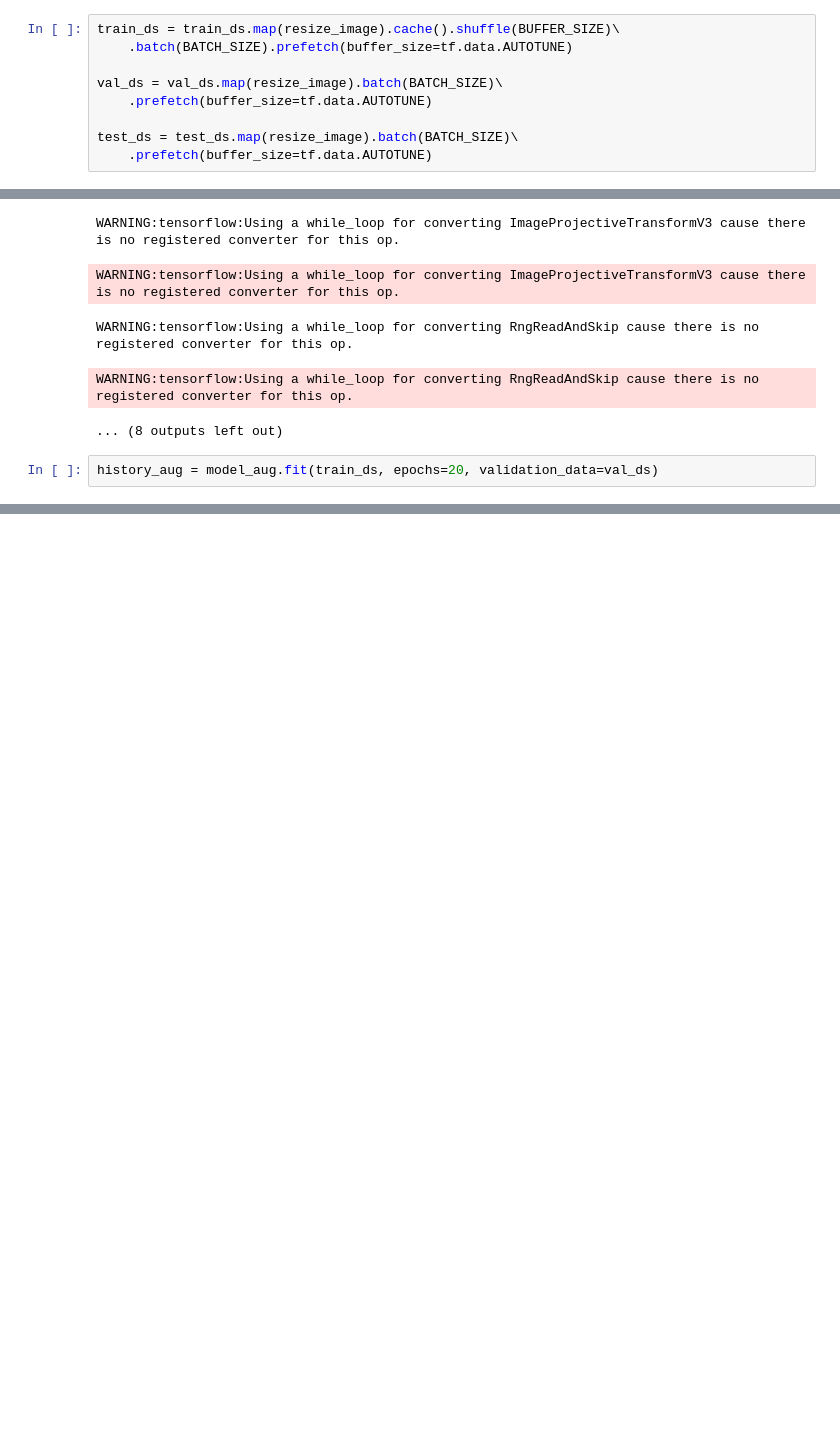
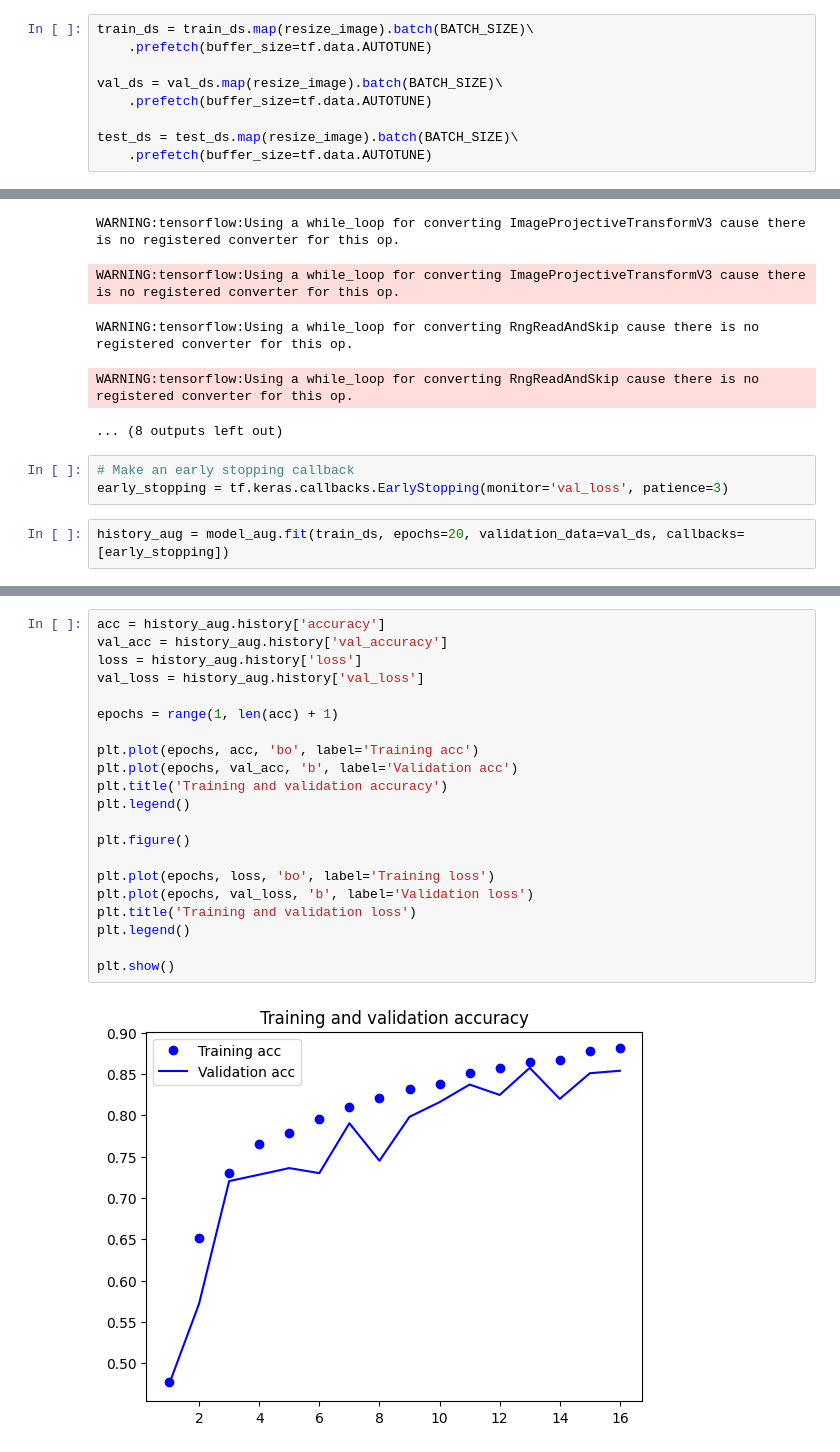
Before and after one commit to zakenobi/eurosat_terrain_class, a Jupyter notebook: notebooks/optimized_model.ipynb, the cells around one changed output, grey strips where cells are left out. Saved outputs shown, nothing was run; the diff lists cells and outputs as text; blank space fills up the shorter version.

Commit message:
finished all models

```diff
--- a/notebooks/optimized_model.ipynb
+++ b/notebooks/optimized_model.ipynb
@@ -32,8 +32,8 @@ def resize_image(images, labels):
     images = tf.image.resize(images, IMG_SIZE)
     return images, labels
 # %%
-train_ds = train_ds.map(resize_image).cache().shuffle(BUFFER_SIZE)\
-    .batch(BATCH_SIZE).prefetch(buffer_size=tf.data.AUTOTUNE)
+train_ds = train_ds.map(resize_image).batch(BATCH_SIZE)\
+    .prefetch(buffer_size=tf.data.AUTOTUNE)
 
 val_ds = val_ds.map(resize_image).batch(BATCH_SIZE)\
     .prefetch(buffer_size=tf.data.AUTOTUNE)
@@ -96,8 +96,11 @@ WARNING:tensorflow:Using a while_loop for converting ImageProjectiveTransformV3
 WARNING:tensorflow:Using a while_loop for converting RngReadAndSkip cause there is no registered converter for this op.
 WARNING:tensorflow:Using a while_loop for converting RngReadAndSkip cause there is no registered converter for this op.
 ... (8 outputs left out)
+# %%
+# Make an early stopping callback
+early_stopping = tf.keras.callbacks.EarlyStopping(monitor='val_loss', patience=3)
 # %%
-history_aug = model_aug.fit(train_ds, epochs=20, validation_data=val_ds)
+history_aug = model_aug.fit(train_ds, epochs=20, validation_data=val_ds, callbacks=[early_stopping])
 # %% [output]
 Epoch 1/20
 WARNING:tensorflow:Using a while_loop for converting RngReadAndSkip cause there is no registered converter for this op.
@@ -121,0 +125,23 @@ Test accuracy:  0.8279629349708557
+# %%
+acc = history_aug.history['accuracy']
+val_acc = history_aug.history['val_accuracy']
+loss = history_aug.history['loss']
+val_loss = history_aug.history['val_loss']
+
+epochs = range(1, len(acc) + 1)
+
+plt.plot(epochs, acc, 'bo', label='Training acc')
+plt.plot(epochs, val_acc, 'b', label='Validation acc')
+plt.title('Training and validation accuracy')
+plt.legend()
+
+plt.figure()
+
+plt.plot(epochs, loss, 'bo', label='Training loss')
+plt.plot(epochs, val_loss, 'b', label='Validation loss')
+plt.title('Training and validation loss')
+plt.legend()
+
+plt.show()
+# %% [output]
+[figure, added]
```
Also changed, not shown: parts of 5 cells of this notebook, 2 other files.
